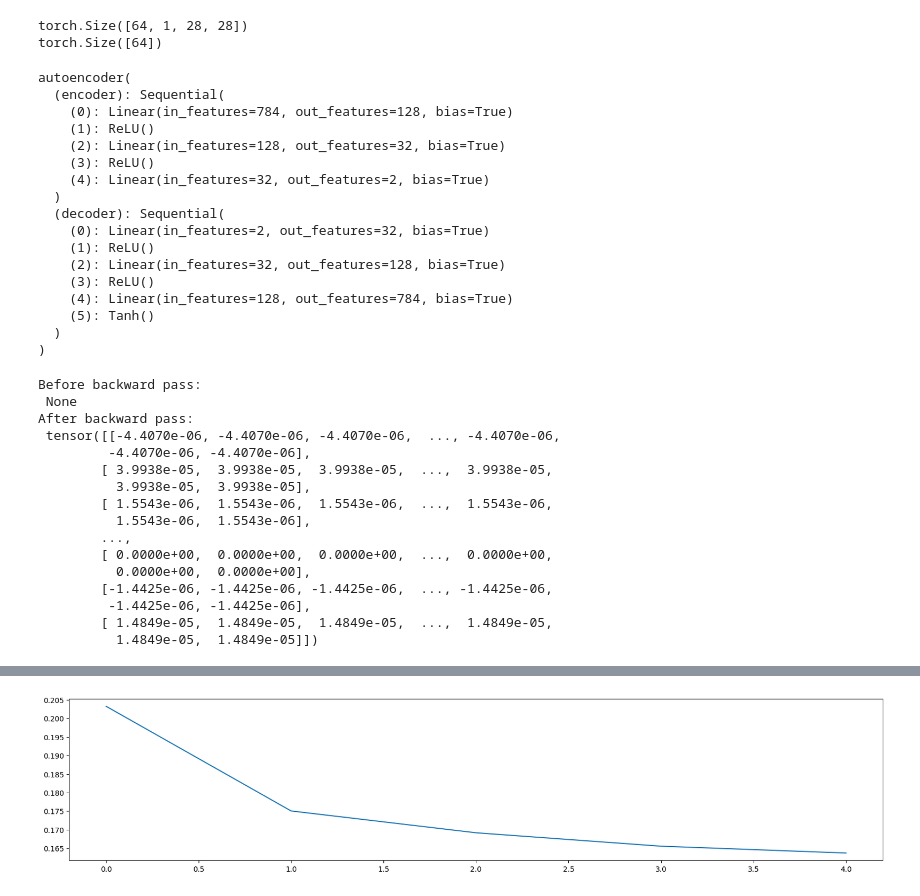
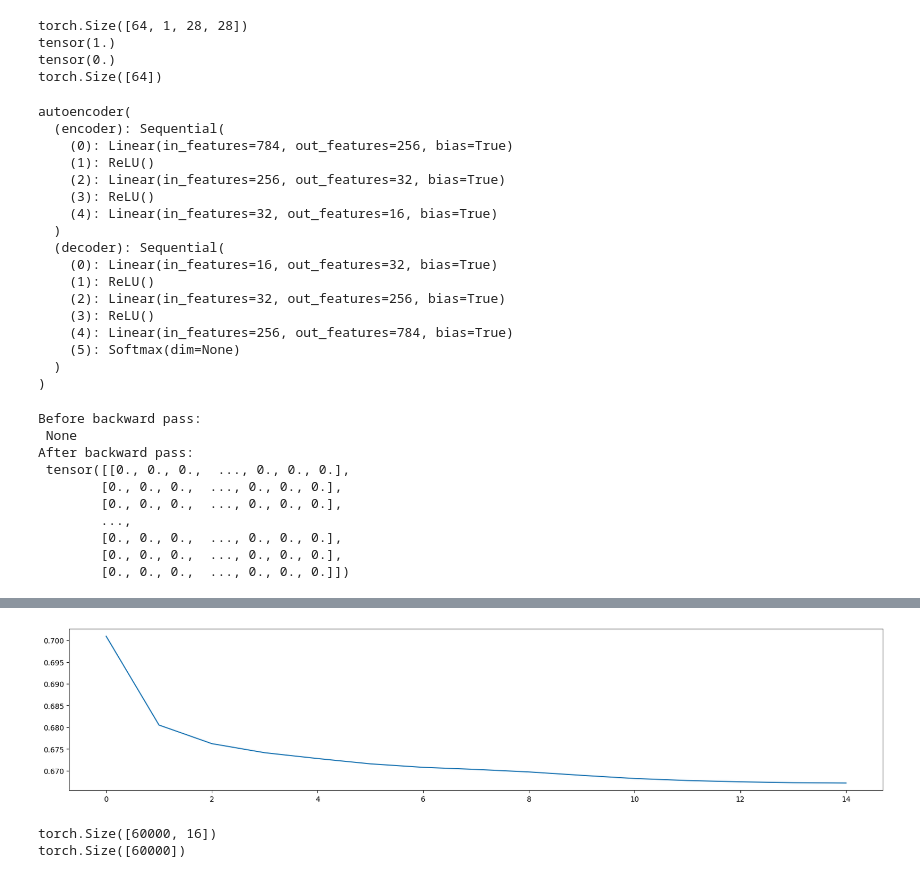
Before and after one commit to debonil/dl-autoencoder, a Jupyter notebook: autoencoder-scratch.ipynb, the cells around one changed output, grey strips where cells are left out. Saved outputs shown, nothing was run; the diff lists cells and outputs as text; code cells hidden in the pictures.

```diff
--- a/autoencoder-scratch.ipynb
+++ b/autoencoder-scratch.ipynb
@@ -6,7 +6,6 @@ from torchvision import datasets, transforms
 from torch import nn, optim,utils,torch
 # %%
 transform = transforms.Compose([transforms.ToTensor(),
-                              transforms.Normalize((0.5,), (0.5,))
                               ])
 # %%
 trainset = datasets.MNIST('PATH_TO_STORE_TRAINSET', download=True, train=True, transform=transform)
@@ -16,17 +15,21 @@ valloader = utils.data.DataLoader(valset, batch_size=64, shuffle=True)
 # %%
 dataiter = iter(trainloader)
 images, labels = next(dataiter)
-
+#images=(images+1)/2
 print(images.shape)
+print(torch.max(images))
+print(torch.min(images))
 print(labels.shape)
 # %% [output]
 torch.Size([64, 1, 28, 28])
+tensor(1.)
+tensor(0.)
 torch.Size([64])
 # %%
 class autoencoder(nn.Module):
     input_size = 784
-    hidden_sizes = [128, 32]
-    output_size = 2
+    hidden_sizes = [256, 32]
+    output_size = 16
     def __init__(self):
         super(autoencoder, self).__init__()
         self.encoder = nn.Sequential(nn.Linear(self.input_size, self.hidden_sizes[0]),
@@ -39,7 +42,7 @@ class autoencoder(nn.Module):
                       nn.Linear(self.hidden_sizes[1], self.hidden_sizes[0]),
                       nn.ReLU(),
                       nn.Linear(self.hidden_sizes[0], self.input_size),
-                      nn.Tanh())
+                      nn.Softmax())
 
     def forward(self, x):
         x = self.encoder(x)
@@ -50,19 +53,19 @@ print(vanila_ae)
 # %% [output]
 autoencoder(
   (encoder): Sequential(
-    (0): Linear(in_features=784, out_features=128, bias=True)
+    (0): Linear(in_features=784, out_features=256, bias=True)
     (1): ReLU()
-    (2): Linear(in_features=128, out_features=32, bias=True)
+    (2): Linear(in_features=256, out_features=32, bias=True)
     (3): ReLU()
-    (4): Linear(in_features=32, out_features=2, bias=True)
+    (4): Linear(in_features=32, out_features=16, bias=True)
   )
   (decoder): Sequential(
-    (0): Linear(in_features=2, out_features=32, bias=True)
+    (0): Linear(in_features=16, out_features=32, bias=True)
     (1): ReLU()
-    (2): Linear(in_features=32, out_features=128, bias=True)
+    (2): Linear(in_features=32, out_features=256, bias=True)
     (3): ReLU()
-    (4): Linear(in_features=128, out_features=784, bias=True)
-    (5): Tanh()
+    (4): Linear(in_features=256, out_features=784, bias=True)
+    (5): Softmax(dim=None)
   )
 )
 # %%
@@ -72,7 +75,7 @@ images = images.view(images.shape[0], -1)
 
 logps = vanila_ae(images) #log probabilities
 
-criterion = nn.MSELoss()
+criterion = nn.BCELoss()
 
 #tlabls = labelTransform(labels,10)
 loss = criterion(logps,images) #calculate the loss
@@ -84,23 +87,17 @@ print('After backward pass: \n', vanila_ae.encoder[0].weight.grad)
 Before backward pass:
  None
 After backward pass:
- tensor([[-4.4070e-06, -4.4070e-06, -4.4070e-06,  ..., -4.4070e-06,
-         -4.4070e-06, -4.4070e-06],
-        [ 3.9938e-05,  3.9938e-05,  3.9938e-05,  ...,  3.9938e-05,
-          3.9938e-05,  3.9938e-05],
-        [ 1.5543e-06,  1.5543e-06,  1.5543e-06,  ...,  1.5543e-06,
-          1.5543e-06,  1.5543e-06],
+ tensor([[0., 0., 0.,  ..., 0., 0., 0.],
+        [0., 0., 0.,  ..., 0., 0., 0.],
+        [0., 0., 0.,  ..., 0., 0., 0.],
         ...,
-        [ 0.0000e+00,  0.0000e+00,  0.0000e+00,  ...,  0.0000e+00,
-          0.0000e+00,  0.0000e+00],
-        [-1.4425e-06, -1.4425e-06, -1.4425e-06,  ..., -1.4425e-06,
-         -1.4425e-06, -1.4425e-06],
-        [ 1.4849e-05,  1.4849e-05,  1.4849e-05,  ...,  1.4849e-05,
-          1.4849e-05,  1.4849e-05]])
+        [0., 0., 0.,  ..., 0., 0., 0.],
+        [0., 0., 0.,  ..., 0., 0., 0.],
+        [0., 0., 0.,  ..., 0., 0., 0.]])
 # %%
 optimizer = optim.Adam(vanila_ae.parameters(), lr=0.003, weight_decay=1e-5)
 time0 = time()
-epochs = 5
+epochs = 15
 loss_hist = []
 for e in range(epochs):
     running_loss = 0
@@ -139,4 +146,28 @@ Training Time (in minutes) = 1.2456420143445333
-[figure, old version]
+[figure, new version]
+# %%
+# To measure embeddings accuracy
+# Using SVM to predict labels from embedings
+train_images = torch.tensor([])
+train_encoded = torch.tensor([])
+train_labels = torch.tensor([])
+
+for imgs, lbls in trainloader:
+        imgs = imgs.view(imgs.shape[0], -1)
+        en = vanila_ae.encoder(imgs)
+        train_encoded=torch.cat((train_encoded,en))
+        train_labels=torch.cat((train_labels,lbls))
+        train_images=torch.cat((train_images,imgs))
+
+print(train_encoded.shape)
+print(train_labels.shape)
+from sklearn.svm import SVC
+clf =  SVC(gamma='auto')
+
+with torch.no_grad():
+        clf.fit(train_encoded,train_labels)
+# %% [output]
+torch.Size([60000, 16])
+torch.Size([60000])
 # %%
 images, labels = next(iter(valloader))
 
```
Also changed, not shown: parts of 11 cells of this notebook.
